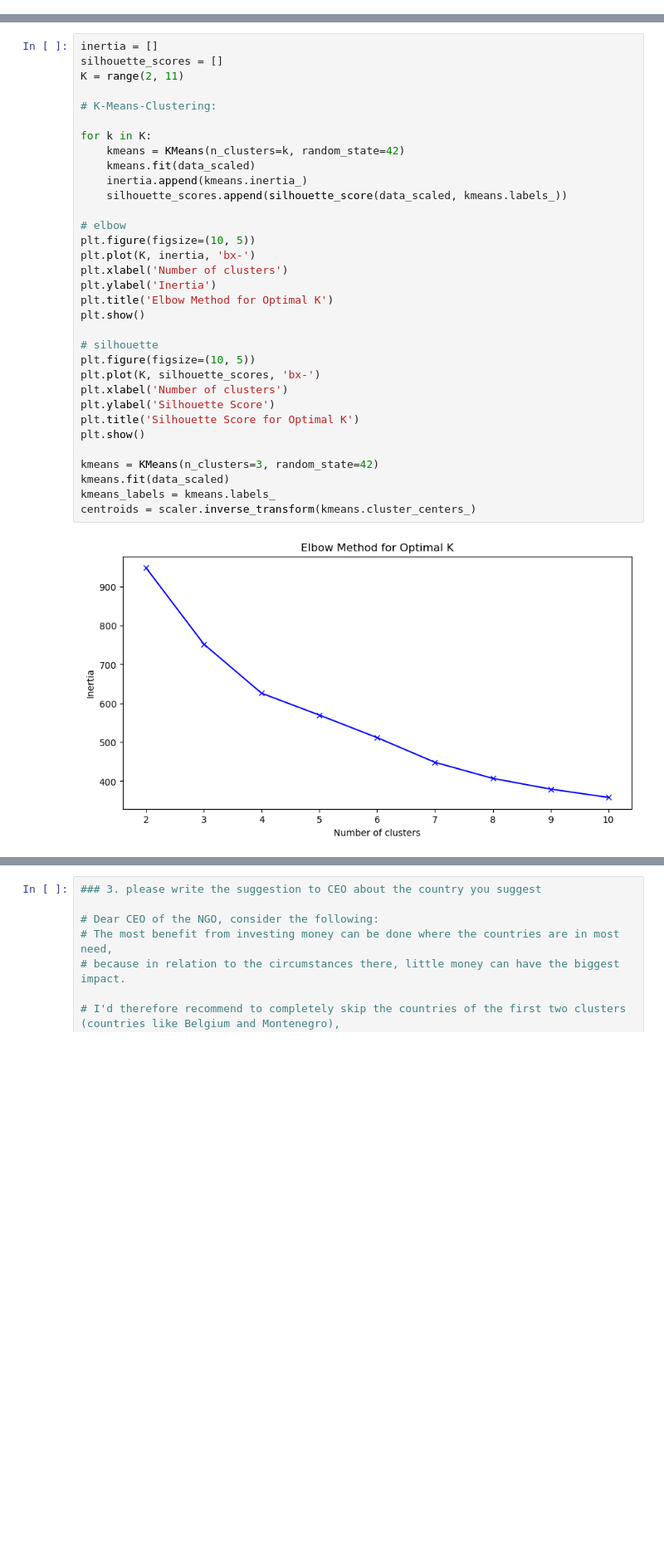
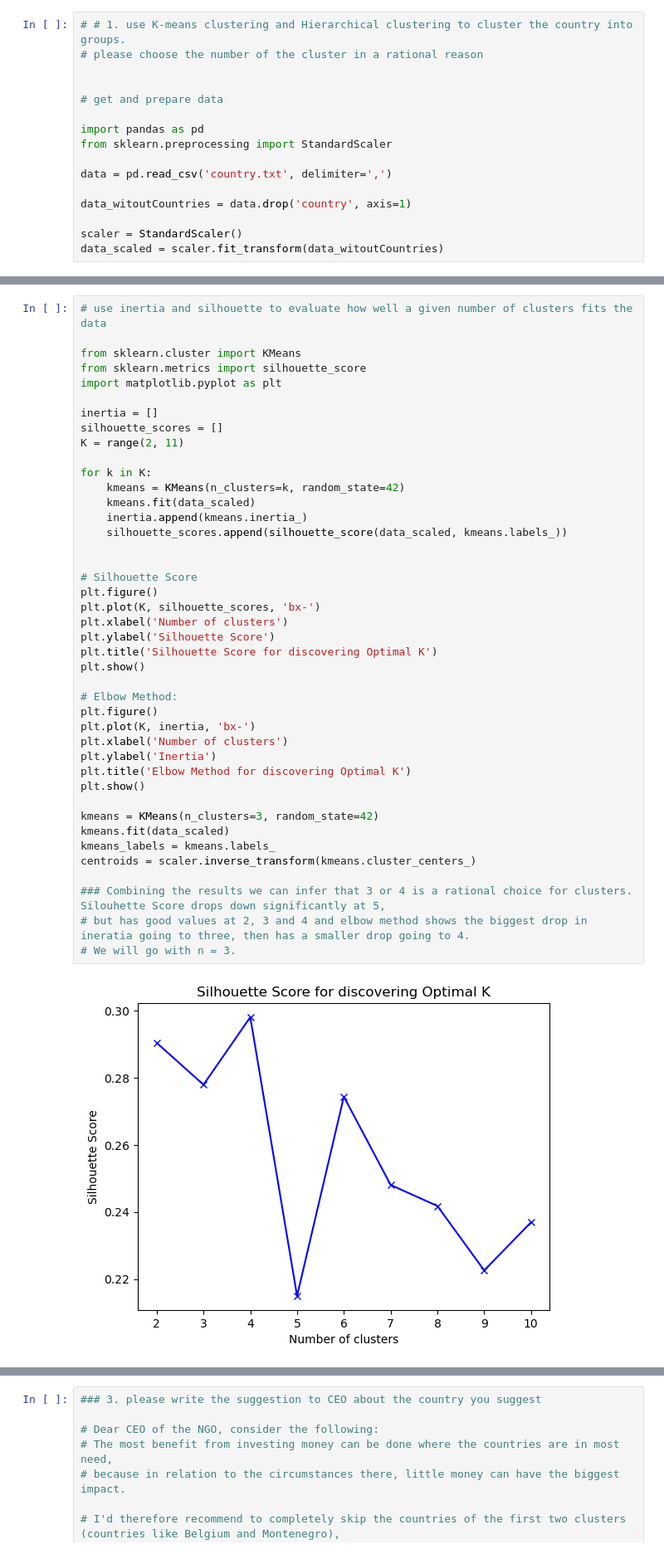
Before and after one commit to ramin-c/DS_EA10, a Jupyter notebook: EA10.ipynb, the cells around one changed output, grey strips where cells are left out. Shown at 83% size. Saved outputs shown, nothing was run; the diff lists cells and outputs as text; blank space fills up the shorter version.

```diff
--- a/EA10.ipynb
+++ b/EA10.ipynb
@@ -18,0 +1,16 @@ data_scaled = scaler.fit_transform(data_clustering)
+# %%
+# # 1. use K-means clustering and Hierarchical clustering to cluster the country into groups.
+# please choose the number of the cluster in a rational reason
+
+
+# get and prepare data
+
+import pandas as pd
+from sklearn.preprocessing import StandardScaler
+
+data = pd.read_csv('country.txt', delimiter=',')
+
+data_witoutCountries = data.drop('country', axis=1)
+
+scaler = StandardScaler()
+data_scaled = scaler.fit_transform(data_witoutCountries)
@@ -19,35 +19,44 @@ data_scaled = scaler.fit_transform(data_clustering)
 # %%
+# use inertia and silhouette to evaluate how well a given number of clusters fits the data
+
+from sklearn.cluster import KMeans
+from sklearn.metrics import silhouette_score
+import matplotlib.pyplot as plt
+
 inertia = []
 silhouette_scores = []
 K = range(2, 11)
-
-# K-Means-Clustering:
 
 for k in K:
     kmeans = KMeans(n_clusters=k, random_state=42)
     kmeans.fit(data_scaled)
     inertia.append(kmeans.inertia_)
     silhouette_scores.append(silhouette_score(data_scaled, kmeans.labels_))
 
-# elbow
-plt.figure(figsize=(10, 5))
+
+# Silhouette Score
+plt.figure()
+plt.plot(K, silhouette_scores, 'bx-')
+plt.xlabel('Number of clusters')
+plt.ylabel('Silhouette Score')
+plt.title('Silhouette Score for discovering Optimal K')
+plt.show()
+
+# Elbow Method:
+plt.figure()
 plt.plot(K, inertia, 'bx-')
 plt.xlabel('Number of clusters')
 plt.ylabel('Inertia')
-plt.title('Elbow Method for Optimal K')
-plt.show()
-
-# silhouette
-plt.figure(figsize=(10, 5))
-plt.plot(K, silhouette_scores, 'bx-')
-plt.xlabel('Number of clusters')
-plt.ylabel('Silhouette Score')
-plt.title('Silhouette Score for Optimal K')
+plt.title('Elbow Method for discovering Optimal K')
 plt.show()
 
 kmeans = KMeans(n_clusters=3, random_state=42)
 kmeans.fit(data_scaled)
 kmeans_labels = kmeans.labels_
 centroids = scaler.inverse_transform(kmeans.cluster_centers_)
+
+### Combining the results we can infer that 3 or 4 is a rational choice for clusters. Silouhette Score drops down significantly at 5,
+# but has good values at 2, 3 and 4 and elbow method shows the biggest drop in ineratia going to three, then has a smaller drop going to 4.
+# We will go with n = 3.
 # %% [output]
-[figure, old version]
+[figure, new version]
```
Also changed, not shown: parts of 9 cells of this notebook.
